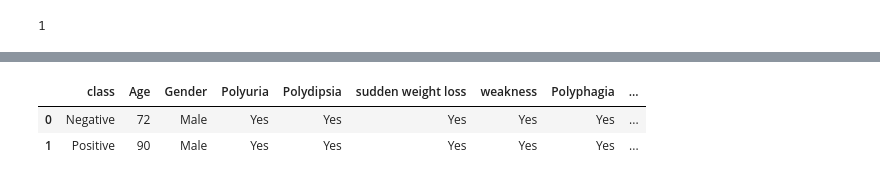
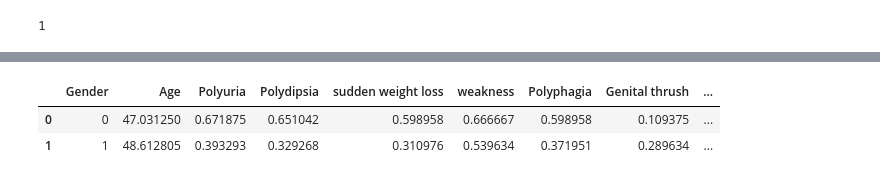
Before and after one commit to ryand0n/SC2022-BatchD-electric-pythons, a Jupyter notebook: Zachary Evan Shiff/Project EDA/EDA.ipynb, the cells around one changed output, grey strips where cells are left out. Cells and saved outputs as stored; diff of their text form; code cells hidden in the pictures.

```diff
--- a/Zachary Evan Shiff/Project EDA/EDA.ipynb
+++ b/Zachary Evan Shiff/Project EDA/EDA.ipynb
@@ -107,5 +103,7 @@ convert('Yes')
 1
 # %%
 import plotly.express as px #importing plotly
+# %%
+df = pd.read_csv('diabetes_data_upload.csv')
 # %%
 df_class = df['class'].value_counts().to_frame().reset_index()
@@ -118,0 +158,10 @@ df_class = df['class'].value_counts().to_frame().reset_index()
+# %%
+def convert(x):
+    if x == 'Yes'or x == 'Male' or x == 'Positive':
+        return 1
+    else:
+        return 0
+# %%
+for col in df.columns:
+    if col != 'Age':
+        df[col] = df[col].apply(convert)
@@ -119,7 +213,7 @@ df_class = df['class'].value_counts().to_frame().reset_index()
 # %%
-data = df.groupby(by ='class').max().reset_index()
-data
+df_imshow = df.groupby(by ='Gender').mean().reset_index()
+df_imshow
 # %% [output]
-|  | class | Age | Gender | Polyuria | Polydipsia | sudden weight loss | weakness | Polyphagia | ... |
-| 0 | Negative | 72 | Male | Yes | Yes | Yes | Yes | Yes | ... |
-| 1 | Positive | 90 | Male | Yes | Yes | Yes | Yes | Yes | ... |
+|  | Gender | Age | Polyuria | Polydipsia | sudden weight loss | weakness | Polyphagia | Genital thrush | ... |
+| 0 | 0 | 47.031250 | 0.671875 | 0.651042 | 0.598958 | 0.666667 | 0.598958 | 0.109375 | ... |
+| 1 | 1 | 48.612805 | 0.393293 | 0.329268 | 0.310976 | 0.539634 | 0.371951 | 0.289634 | ... |
```
Also changed, not shown: parts of 22 cells of this notebook, 18 other files.
